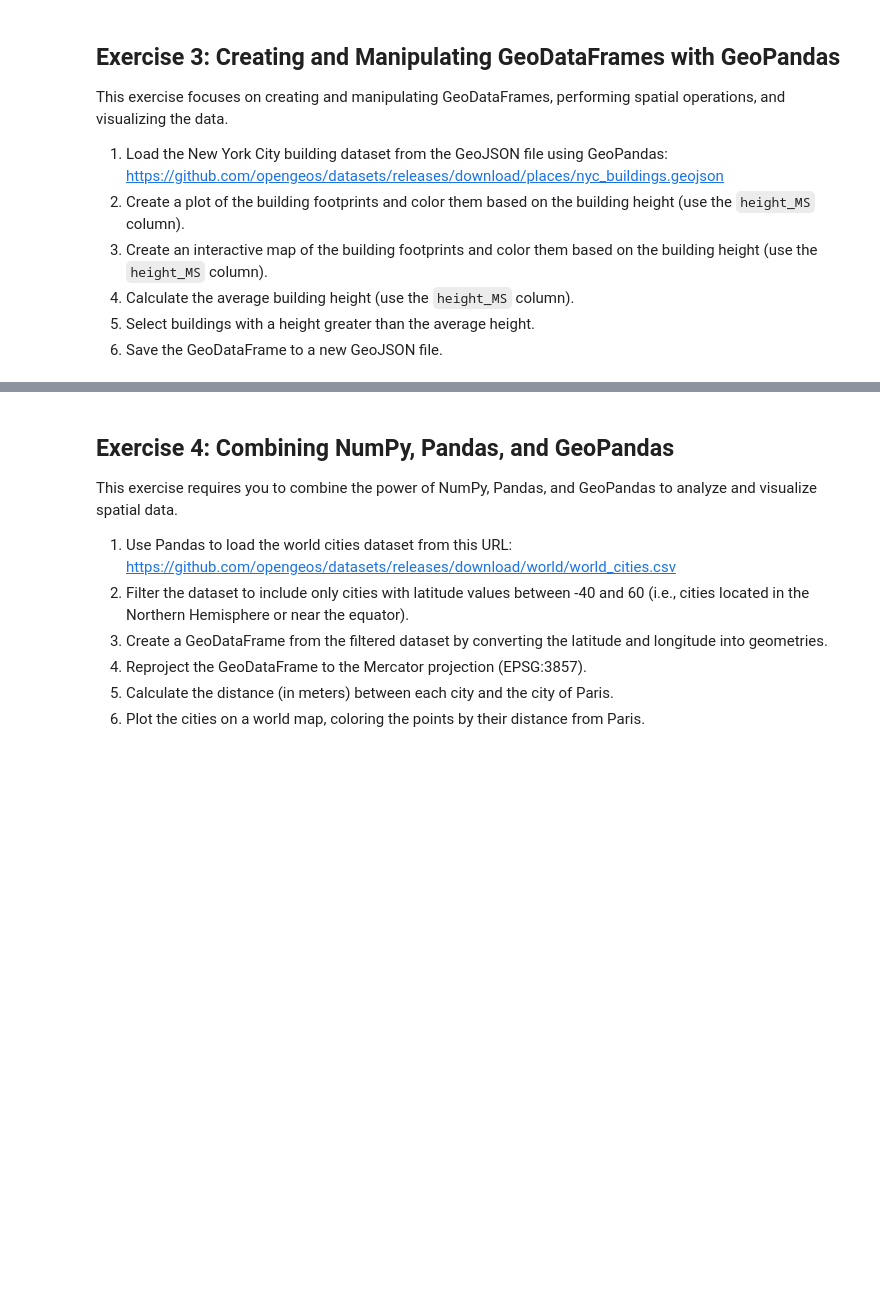
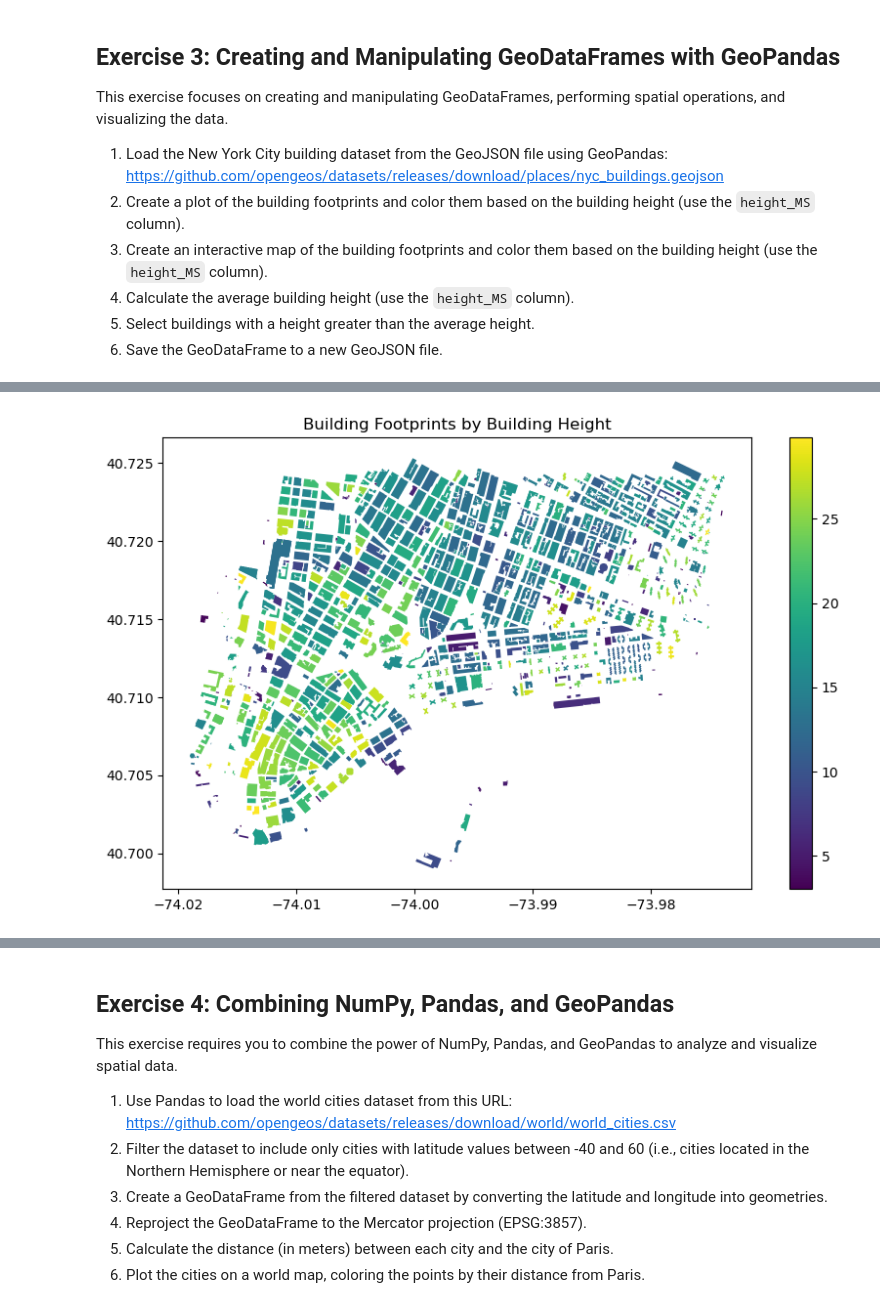
Before and after one commit to SVENTRIPIKAL/geog-312-fork, a Jupyter notebook: book/labs/lab_04.ipynb, the cells around one changed output, grey strips where cells are left out. Cells and saved outputs as stored; diff of their text form; code cells hidden in the pictures; blank space fills up the shorter version.

```diff
--- a/book/labs/lab_04.ipynb
+++ b/book/labs/lab_04.ipynb
@@ -106,3 +119,10 @@ This exercise focuses on creating and manipulating GeoDataFrames, performing spa
 4. Calculate the average building height (use the `height_MS` column).
 5. Select buildings with a height greater than the average height.
 6. Save the GeoDataFrame to a new GeoJSON file.
+# %%
+import geopandas as gpd
+
+#1
+url = "https://github.com/opengeos/datasets/releases/download/places/nyc_buildings.geojson"
+geo_data_frame = gpd.read_file(url)
+geo_data_frame.head(n=5)
@@ -108,0 +136,12 @@ This exercise focuses on creating and manipulating GeoDataFrames, performing spa
+# %%
+import matplotlib.pyplot as plt
+
+category = "height_MS"
+title = "Building Footprints by Building Height"
+
+#2
+geo_data_frame.plot(category, legend=True, figsize=(10,6))
+plt.title(title)
+plt.show()
+# %% [output]
+[figure, added]
```
Also changed, not shown: parts of 8 cells of this notebook.
